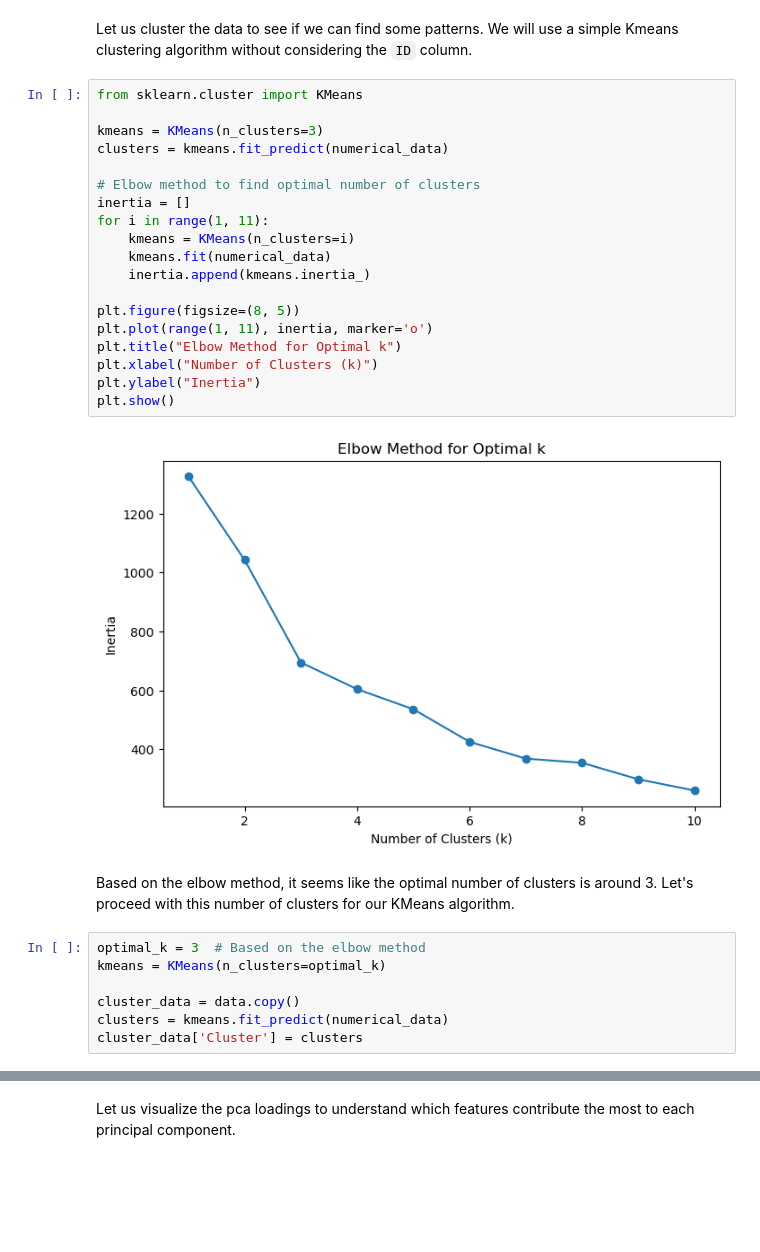
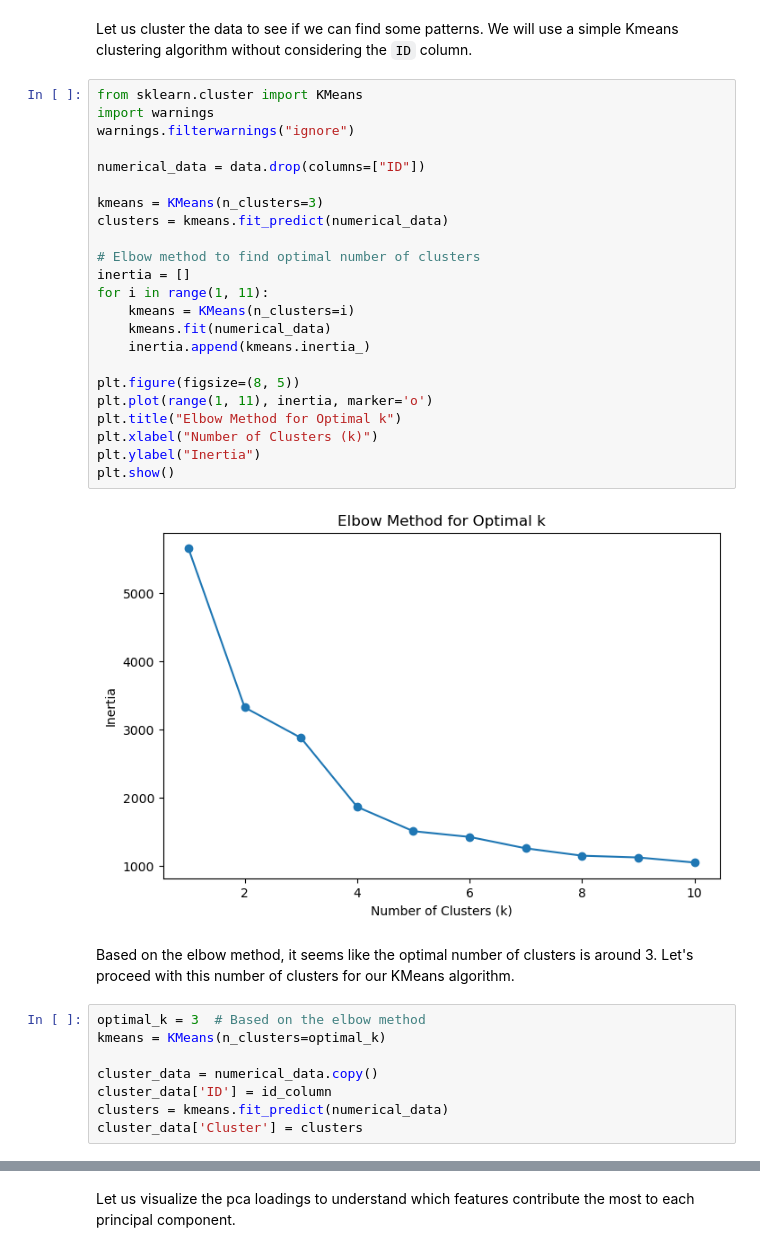
Before and after one commit to javierferna/point-processes-hawkes, a Jupyter notebook: point_processes.ipynb, the cells around one changed output, grey strips where cells are left out. Saved outputs shown, nothing was run; the diff lists cells and outputs as text; blank space fills up the shorter version.

```diff
--- a/point_processes.ipynb
+++ b/point_processes.ipynb
@@ -57,32 +69,37 @@ numerical_data["F7"] = scaler.fit_transform(numerical_data[["F7"]])
 Let us cluster the data to see if we can find some patterns. We will use a simple Kmeans clustering algorithm without considering the `ID` column.
 # %%
 from sklearn.cluster import KMeans
+import warnings
+warnings.filterwarnings("ignore")
+
+numerical_data = data.drop(columns=["ID"])
 
 kmeans = KMeans(n_clusters=3)
 clusters = kmeans.fit_predict(numerical_data)
 
 # Elbow method to find optimal number of clusters
 inertia = []
 for i in range(1, 11):
     kmeans = KMeans(n_clusters=i)
     kmeans.fit(numerical_data)
     inertia.append(kmeans.inertia_)
 
 plt.figure(figsize=(8, 5))
 plt.plot(range(1, 11), inertia, marker='o')
 plt.title("Elbow Method for Optimal k")
 plt.xlabel("Number of Clusters (k)")
 plt.ylabel("Inertia")
 plt.show()
 # %% [output]
-[figure, old version]
+[figure, new version]
 # %% [markdown]
 Based on the elbow method, it seems like the optimal number of clusters is around 3. Let's proceed with this number of clusters for our KMeans algorithm.
 # %%
 optimal_k = 3  # Based on the elbow method
 kmeans = KMeans(n_clusters=optimal_k)
 
-cluster_data = data.copy()
+cluster_data = numerical_data.copy()
+cluster_data['ID'] = id_column
 clusters = kmeans.fit_predict(numerical_data)
 cluster_data['Cluster'] = clusters
 # %%
```
Also changed, not shown: parts of 7 cells of this notebook.
